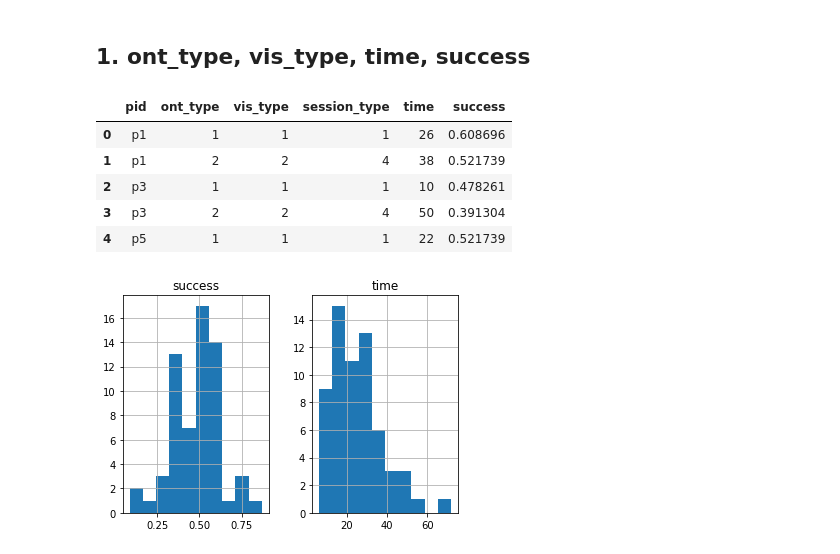
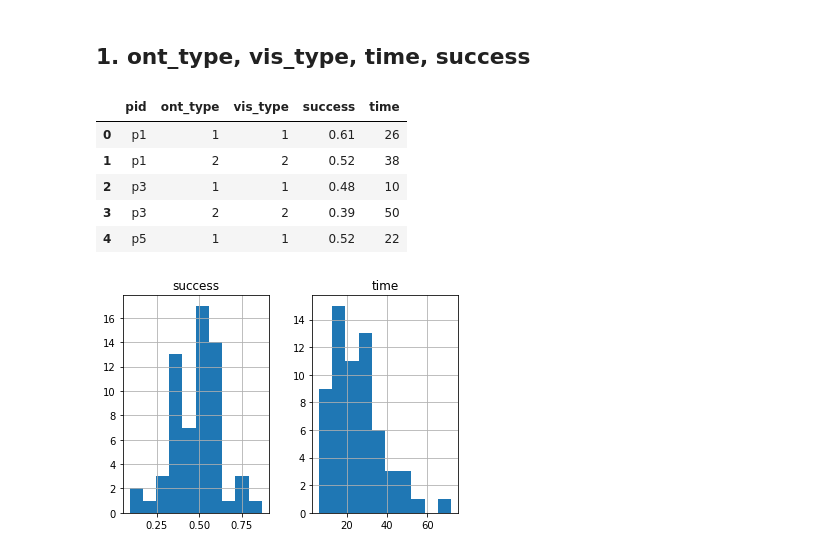
Before and after one commit to Lazer7/Eye_Visualization, a Jupyter notebook: Data/overview_data/overview_data_processor.ipynb, the cells around one changed output. Drawn from its saved outputs; the diff is of its cells as text; code cells hidden in the pictures.

Commit message:
finish processing all participant data

```diff
--- a/Data/overview_data/overview_data_processor.ipynb
+++ b/Data/overview_data/overview_data_processor.ipynb
@@ -110,23 +113,27 @@ warnings.filterwarnings("ignore")
 # %% [markdown]
 ## 1. ont_type, vis_type, time, success
 # %%
-participants_df = pd.read_json ('tweakedData/participant_data.json')
-participants_df.rename(columns = {'P_ID':'pid',
-                     'Ontology': 'ont_type',
+participants_df = pd.read_csv(dirPath+'Additional Participant Data.csv', usecols=range(5))
+participants_df.rename(columns = {'ID':'pid',
+                     'Ontologies': 'ont_type',
                      'Visualization': 'vis_type',
-                     'Session_Type': 'session_type',
-                     'Time_On_Task': 'time',
-                     'Task_Success': 'success'}, inplace = True)
+                     'Task_Success': 'success',
+                     'Time_On_Task': 'time'}, inplace = True)
+
 # for the order of the columns
-participants_df = participants_df[['pid','ont_type','vis_type','session_type','time','success']]
+participants_df = participants_df[['pid','ont_type','vis_type','success','time']]
+
+# round float data
+participants_df = participants_df.round(2)
+
 participants_df.head(5)
 # %% [output]
-|  | pid | ont_type | vis_type | session_type | time | success |
-| 0 | p1 | 1 | 1 | 1 | 26 | 0.608696 |
-| 1 | p1 | 2 | 2 | 4 | 38 | 0.521739 |
-| 2 | p3 | 1 | 1 | 1 | 10 | 0.478261 |
-| 3 | p3 | 2 | 2 | 4 | 50 | 0.391304 |
-| 4 | p5 | 1 | 1 | 1 | 22 | 0.521739 |
+|  | pid | ont_type | vis_type | success | time |
+| 0 | p1 | 1 | 1 | 0.61 | 26 |
+| 1 | p1 | 2 | 2 | 0.52 | 38 |
+| 2 | p3 | 1 | 1 | 0.48 | 10 |
+| 3 | p3 | 2 | 2 | 0.39 | 50 |
+| 4 | p5 | 1 | 1 | 0.52 | 22 |
 # %%
 participants_df[['time','success']].hist();
 # %% [output]
```
Also changed, not shown: parts of 19 cells of this notebook.
